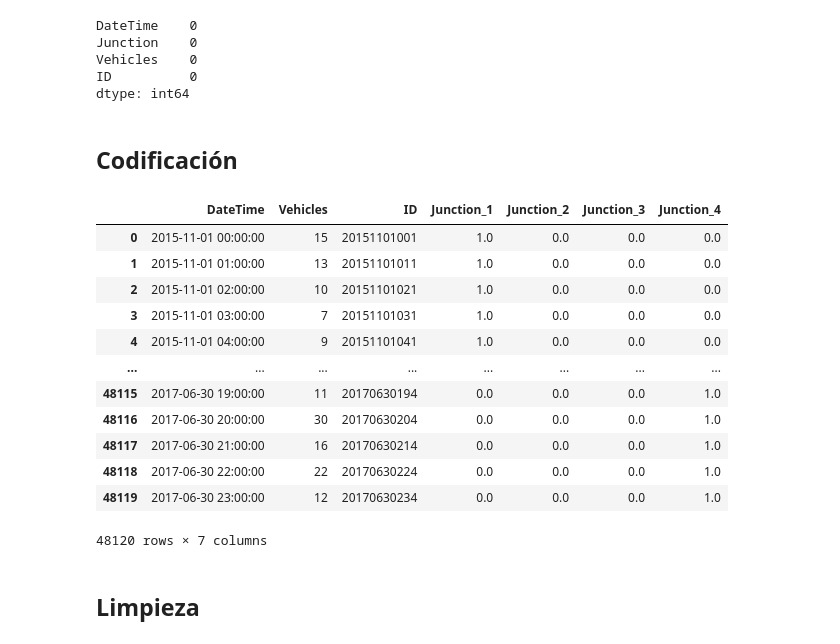
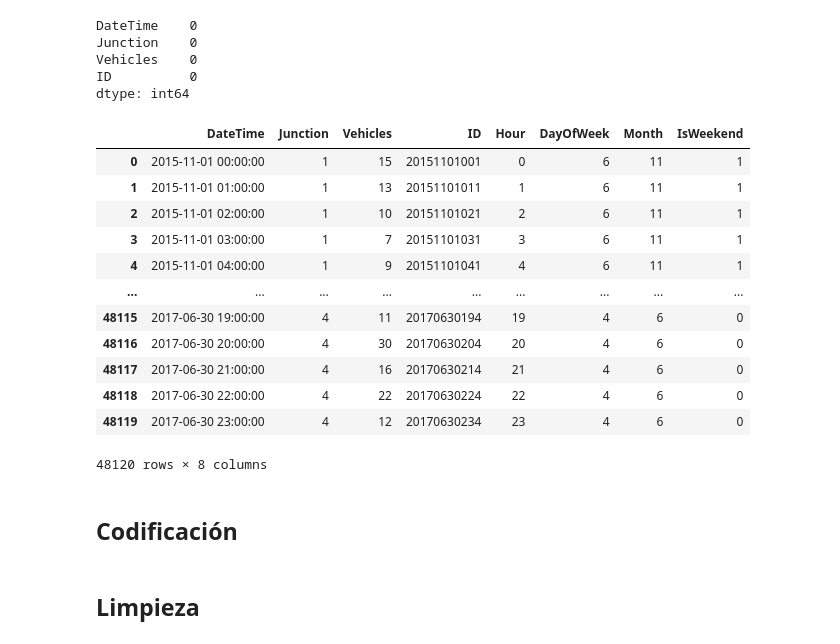
Before and after one commit to nicocaliman/PROYECTO-FINAL-SI, a Jupyter notebook: proyecto_final-KNN.ipynb, the cells around one changed output. Saved outputs shown, nothing was run; the diff lists cells and outputs as text; code cells hidden in the pictures.

```diff
--- a/proyecto_final-KNN.ipynb
+++ b/proyecto_final-KNN.ipynb
@@ -31,3 +31,28 @@ Junction    0
 Vehicles    0
 ID          0
 dtype: int64
+# %%
+import datetime as dt
+traffic['DateTime'] = pd.to_datetime(traffic['DateTime'])
+
+traffic['Hour'] = traffic['DateTime'].dt.hour
+traffic['DayOfWeek'] = traffic['DateTime'].dt.dayofweek
+traffic['Month'] = traffic['DateTime'].dt.month
+
+traffic['IsWeekend'] = (traffic['DayOfWeek'] >= 5).astype(int)
+
+traffic
+# %% [output]
+|  | DateTime | Junction | Vehicles | ID | Hour | DayOfWeek | Month | IsWeekend |
+| 0 | 2015-11-01 00:00:00 | 1 | 15 | 20151101001 | 0 | 6 | 11 | 1 |
+| 1 | 2015-11-01 01:00:00 | 1 | 13 | 20151101011 | 1 | 6 | 11 | 1 |
+| 2 | 2015-11-01 02:00:00 | 1 | 10 | 20151101021 | 2 | 6 | 11 | 1 |
+| 3 | 2015-11-01 03:00:00 | 1 | 7 | 20151101031 | 3 | 6 | 11 | 1 |
+| 4 | 2015-11-01 04:00:00 | 1 | 9 | 20151101041 | 4 | 6 | 11 | 1 |
+| ... | ... | ... | ... | ... | ... | ... | ... | ... |
+| 48115 | 2017-06-30 19:00:00 | 4 | 11 | 20170630194 | 19 | 4 | 6 | 0 |
+| 48116 | 2017-06-30 20:00:00 | 4 | 30 | 20170630204 | 20 | 4 | 6 | 0 |
+| 48117 | 2017-06-30 21:00:00 | 4 | 16 | 20170630214 | 21 | 4 | 6 | 0 |
+| 48118 | 2017-06-30 22:00:00 | 4 | 22 | 20170630224 | 22 | 4 | 6 | 0 |
+| 48119 | 2017-06-30 23:00:00 | 4 | 12 | 20170630234 | 23 | 4 | 6 | 0 |
+48120 rows × 8 columns
@@ -36,32 +63,37 @@ dtype: int64
 # %%
 from sklearn.preprocessing import OneHotEncoder
 
-cruces = pd.DataFrame(traffic.get('Junction'))
+#cruces = pd.DataFrame(traffic.get('Junction'))
 
-encoder = OneHotEncoder(sparse_output=False)
+#encoder = OneHotEncoder(drop='first')
 
-one_hot_encoded = encoder.fit_transform(cruces)
+#one_hot_encoded = encoder.fit_transform(cruces)
 
-one_hot_df = pd.DataFrame(one_hot_encoded, columns=encoder.get_feature_names_out())
+#one_hot_df = pd.DataFrame(one_hot_encoded, columns=encoder.get_feature_names_out())
 
-df_encoded = pd.concat([traffic, one_hot_df], axis=1)
+#df_encoded = pd.concat([traffic, one_hot_df], axis=1)
 
-traffic_encoded = df_encoded.drop(cruces, axis=1)
+#traffic_encoded = df_encoded.drop(cruces, axis=1)
 
-traffic_encoded
+#traffic_encoded
+
+#importamos OneHotEncoder
+from sklearn.preprocessing import OneHotEncoder
+
+#Creamos el encoder
+oneHotEncoder = OneHotEncoder(drop='first');
+
+#Fit the encoder
+oneHotEncoderFit = oneHotEncoder.fit(traffic['Junction'].values.reshape(-1,1))
+
+#Trasformar los datos
+junction_encoded = oneHotEncoderFit.transform(traffic['Junction'].values.reshape(-1,1)).toarray()
+
+#Agregamos 3 nuevas columnas
+traffic[['Junction_2', 'Junction_3', 'Junction_4']] = junction_encoded
+
+#Eliminamos la columna Junction
+traffic.drop(['Junction'], axis=1, inplace=True)
+traffic_encoded = traffic
-# %% [output]
-|  | DateTime | Vehicles | ID | Junction_1 | Junction_2 | Junction_3 | Junction_4 |
-| 0 | 2015-11-01 00:00:00 | 15 | 20151101001 | 1.0 | 0.0 | 0.0 | 0.0 |
-| 1 | 2015-11-01 01:00:00 | 13 | 20151101011 | 1.0 | 0.0 | 0.0 | 0.0 |
-| 2 | 2015-11-01 02:00:00 | 10 | 20151101021 | 1.0 | 0.0 | 0.0 | 0.0 |
-| 3 | 2015-11-01 03:00:00 | 7 | 20151101031 | 1.0 | 0.0 | 0.0 | 0.0 |
-| 4 | 2015-11-01 04:00:00 | 9 | 20151101041 | 1.0 | 0.0 | 0.0 | 0.0 |
-| ... | ... | ... | ... | ... | ... | ... | ... |
-| 48115 | 2017-06-30 19:00:00 | 11 | 20170630194 | 0.0 | 0.0 | 0.0 | 1.0 |
-| 48116 | 2017-06-30 20:00:00 | 30 | 20170630204 | 0.0 | 0.0 | 0.0 | 1.0 |
-| 48117 | 2017-06-30 21:00:00 | 16 | 20170630214 | 0.0 | 0.0 | 0.0 | 1.0 |
-| 48118 | 2017-06-30 22:00:00 | 22 | 20170630224 | 0.0 | 0.0 | 0.0 | 1.0 |
-| 48119 | 2017-06-30 23:00:00 | 12 | 20170630234 | 0.0 | 0.0 | 0.0 | 1.0 |
-48120 rows × 7 columns
 # %% [markdown]
 <h2>Limpieza</h2>
```
Also changed, not shown: parts of 16 cells of this notebook, 1 other file.
